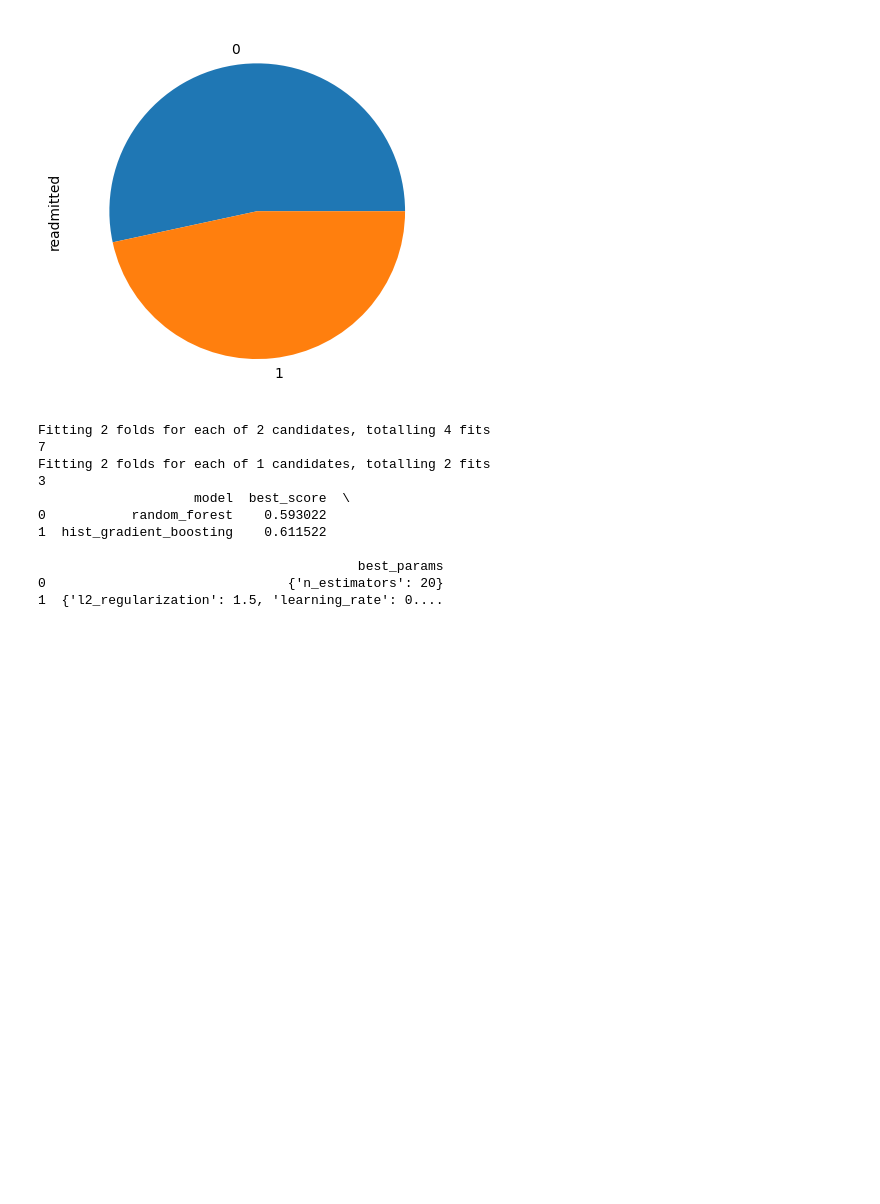
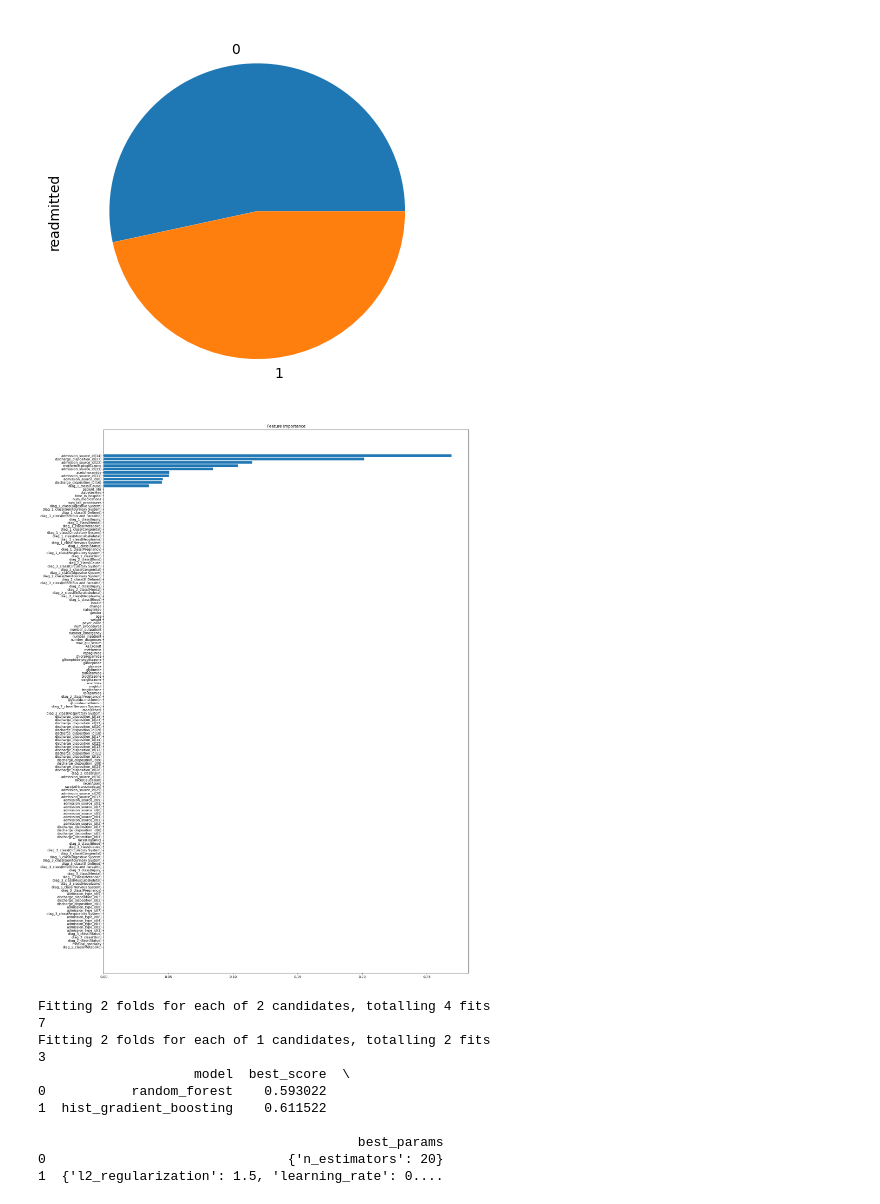
Before and after one commit to mjovanovic9999/ML, a Jupyter notebook: I/notebook/main.ipynb, the cells around one changed output. Cells and saved outputs as stored; diff of their text form; code cells hidden in the pictures; blank space fills up the shorter version.

```diff
--- a/I/notebook/main.ipynb
+++ b/I/notebook/main.ipynb
@@ -383,14 +382,14 @@ def feature_importance(df,to_drop=['diag_1', 'diag_2', 'diag_3'],):
     plt.yticks(range(len(sorted_idx)), np.array(X_test.columns)[sorted_idx])
     plt.title('Feature Importance')
 
-    perm_importance = permutation_importance(
-        model, X_test_loo, y_test, n_repeats=10, random_state=1066)
-    sorted_idx = perm_importance.importances_mean.argsort()
-    fig = plt.figure(figsize=(20, 30))
-    plt.barh(range(len(sorted_idx)),
-             perm_importance.importances_mean[sorted_idx], align='center')
-    plt.yticks(range(len(sorted_idx)), np.array(X_test.columns)[sorted_idx])
-    plt.title('Permutation Importance')
+    # perm_importance = permutation_importance(
+    #     model, X_test_loo, y_test, n_repeats=10, random_state=1066)
+    # sorted_idx = perm_importance.importances_mean.argsort()
+    # fig = plt.figure(figsize=(20, 30))
+    # plt.barh(range(len(sorted_idx)),
+    #          perm_importance.importances_mean[sorted_idx], align='center')
+    # plt.yticks(range(len(sorted_idx)), np.array(X_test.columns)[sorted_idx])
+    # plt.title('Permutation Importance')
 # %%
 dataframe.head()
 # %% [output]
@@ -702,6 +685,10 @@ dataframe_label_binary['readmitted'].value_counts().plot(kind='pie')
 # %% [output]
 <AxesSubplot: ylabel='readmitted'>
 [figure]
+# %%
+feature_importance(dataframe_onehot_plus_binary)
+# %% [output]
+[figure, added]
 # %%
 if run_long_tasks:
     scores, models=gridSearch(dataframe_label_binary, 'readmitted', search_space, metric='accuracy')
```
Also changed, not shown: parts of 12 cells of this notebook, 2 other files.
